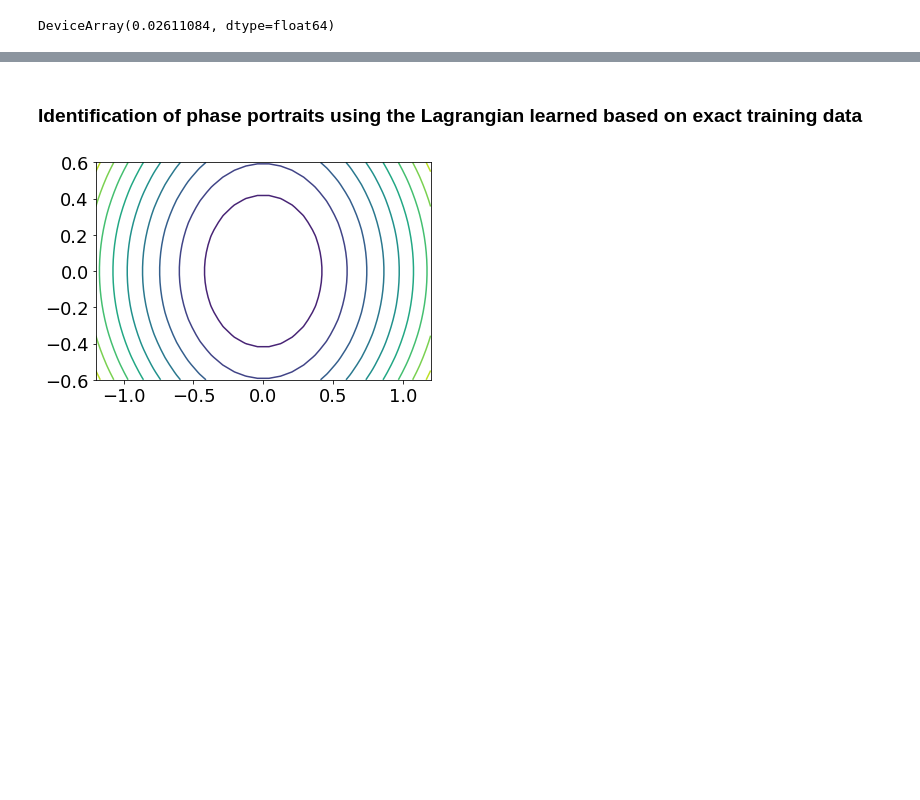
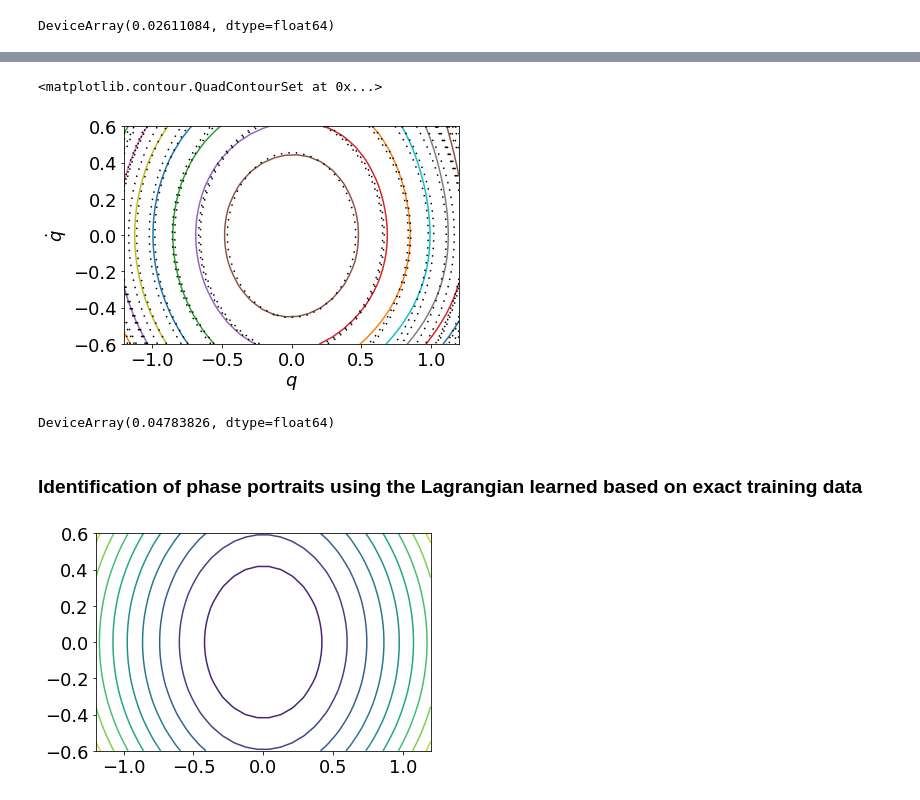
Before and after one commit to Christian-Offen/LagrangianShadowIntegration, a Jupyter notebook: Pendulum_midpoint.ipynb, the cells around one changed output, grey strips where cells are left out. Drawn from its saved outputs; the diff is of its cells as text; code cells hidden in the pictures; blank space fills up the shorter version.

Commit message:
additional experiments for pendulum

```diff
--- a/Pendulum_midpoint.ipynb
+++ b/Pendulum_midpoint.ipynb
@@ -573,0 +590,9 @@ DeviceArray(0.02611084, dtype=float64)
+# %%
+# comparision to reference
+fGPELBEA = plt.figure()
+aGPELBEA=fGPELBEA.add_subplot(1,1,1)
+compare_contour(ctGPEL_BEA,aGPELBEA)
+#plt.savefig('PendulumGPELBEA.pdf',bbox_inches='tight')
+# %% [output]
+<matplotlib.contour.QuadContourSet at 0x...>
+[figure, added]
@@ -574,3 +603,7 @@ DeviceArray(0.02611084, dtype=float64)
+# %%
+errGPELBEA
+# %% [output]
+DeviceArray(0.04783826, dtype=float64)
 # %% [markdown]
 ### Identification of phase portraits using the Lagrangian learned based on exact training data
 # %%
```
Also changed, not shown: parts of 17 cells of this notebook.
